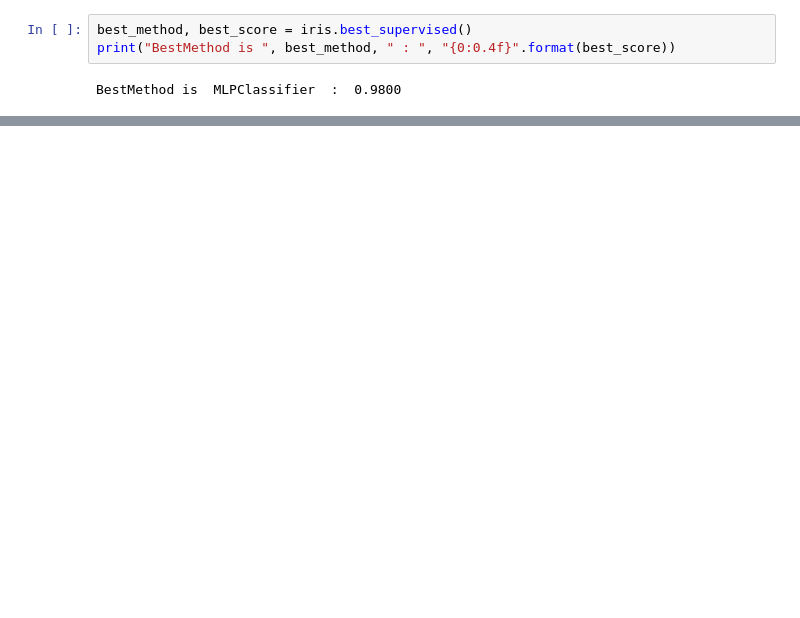
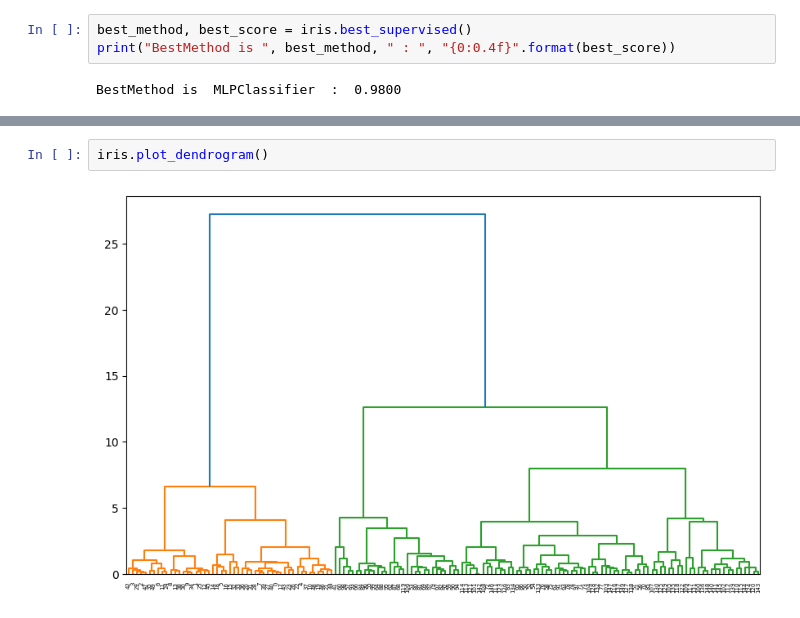
Before and after one commit to rymatois/jupyter-project, a Jupyter notebook: Iris_assignment/iris_analysis.ipynb, the cells around one changed output, grey strips where cells are left out. Drawn from its saved outputs; the diff is of its cells as text; blank space fills up the shorter version.

```diff
--- a/Iris_assignment/iris_analysis.ipynb
+++ b/Iris_assignment/iris_analysis.ipynb
@@ -142,0 +243,4 @@ graph = iris.visualize_decision_tree()
+# %%
+iris.plot_dendrogram()
+# %% [output]
+[figure, added]
```
Also changed, not shown: parts of 15 cells of this notebook, 1 other file.
